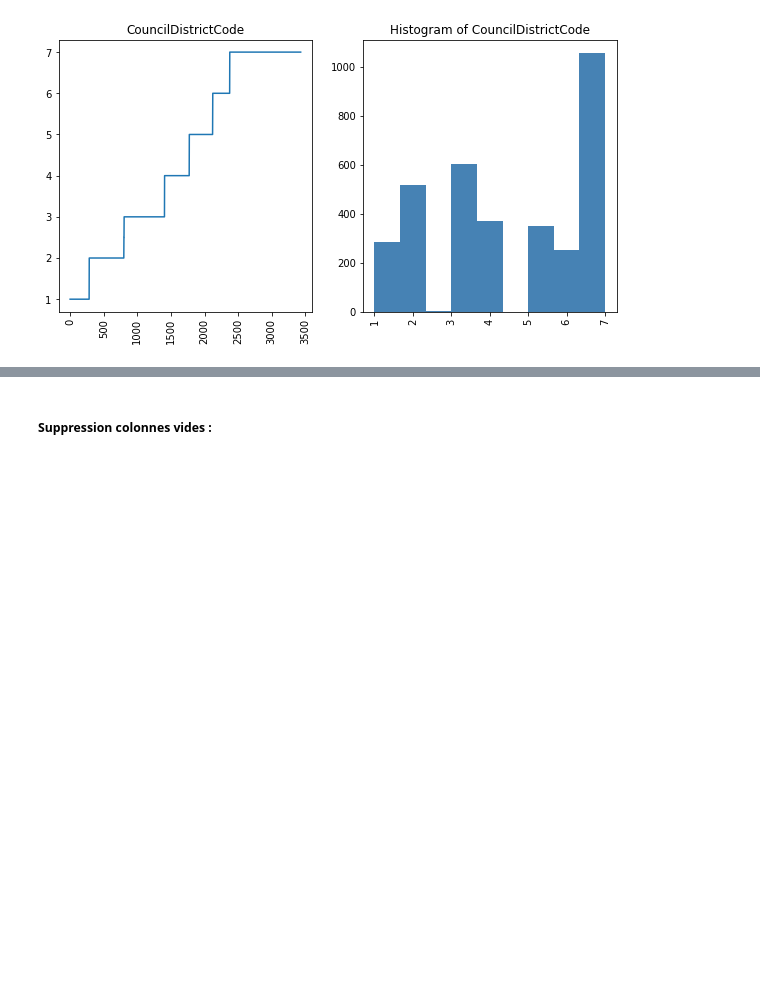
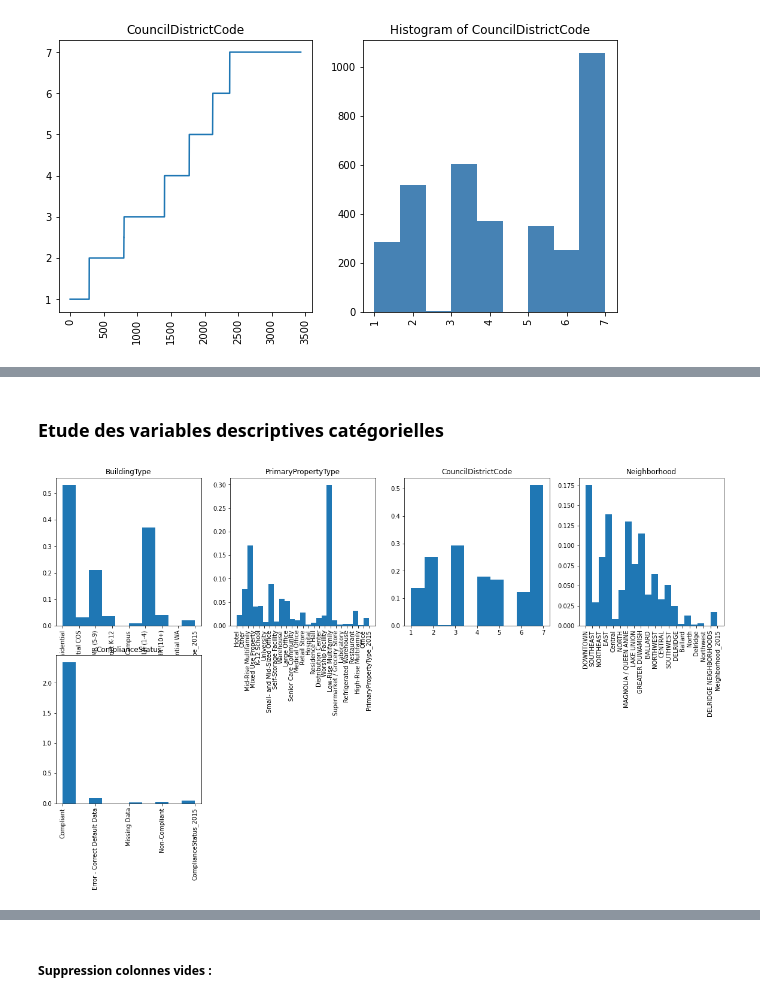
Before and after one commit to ClaireGayral/formation_openclassroom, a Jupyter notebook: P3_gayral_claire/preprocess.ipynb, the cells around one changed output, grey strips where cells are left out. Cells and saved outputs as stored; diff of their text form; code cells hidden in the pictures; blank space fills up the shorter version.

```diff
--- a/P3_gayral_claire/preprocess.ipynb
+++ b/P3_gayral_claire/preprocess.ipynb
@@ -92,0 +326,6 @@ univariate_analysis.plot_multi_hist(data, categorical_var, figsize=(15,10))
+# %% [markdown]
+### Etude des variables descriptives catégorielles
+# %%
+univariate_analysis.plot_multi_hist(data, categorical_var_in_data, figsize=(20,10))
+# %% [output]
+[figure, added]
```
Also changed, not shown: parts of 45 cells of this notebook.
